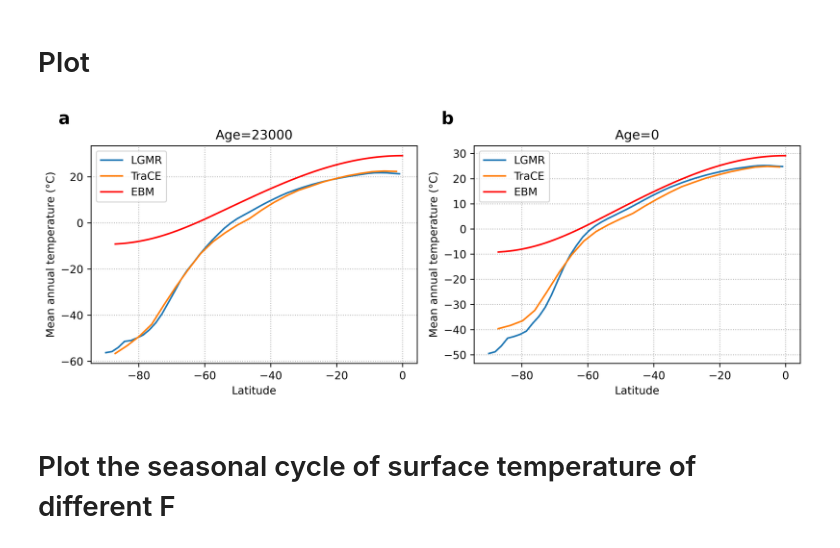
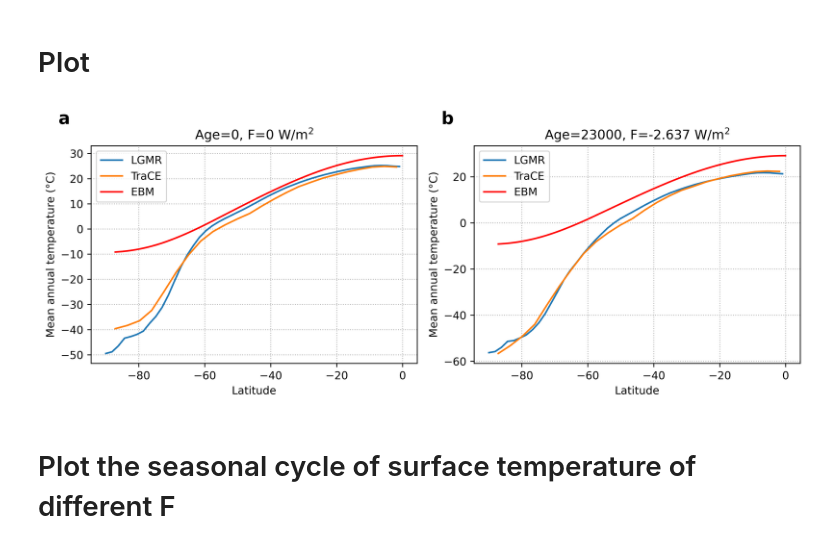
Before and after one commit to Peisong-Zheng/Last_deglaciation, a Jupyter notebook: T_lats.ipynb, the cells around one changed output. Cells and saved outputs as stored; diff of their text form; code cells hidden in the pictures.

```diff
--- a/T_lats.ipynb
+++ b/T_lats.ipynb
@@ -105,47 +105,50 @@ def calculate_mean_temperature(ds, var_name, age_target):
 # %%
 import matplotlib.pyplot as plt
 
-mean_temp_LGMR = calculate_mean_temperature(ds_LGMR, 'sat', 23000)
-mean_temp_trace = calculate_mean_temperature(ds_trace, 'sat', 23000)
+
 # Create a figure with two subplots
 fig, axes = plt.subplots(nrows=1, ncols=2, figsize=(10, 4),dpi=600)
-
-# First subplot for Age=23000
-axes[0].plot(mean_temp_LGMR['lat'], mean_temp_LGMR, label='LGMR')
-axes[0].plot(mean_temp_trace['lat'], mean_temp_trace, label='TraCE')
-axes[0].plot(lat[:, 1], meanT[0, :], 'r', label='EBM')
-axes[0].set_xlabel('Latitude')
-axes[0].set_ylabel('Mean annual temperature (°C)')
-axes[0].set_title('Age=23000')
-axes[0].legend()
-axes[0].grid(linestyle='dotted')
 
 # Recalculate mean temperatures for Age=0
 mean_temp_LGMR = calculate_mean_temperature(ds_LGMR, 'sat', 0)
 mean_temp_trace = calculate_mean_temperature(ds_trace, 'sat', 0)
 
 # Second subplot for Age=0
+axes[0].plot(mean_temp_LGMR['lat'], mean_temp_LGMR, label='LGMR')
+axes[0].plot(mean_temp_trace['lat'], mean_temp_trace, label='TraCE')
+axes[0].plot(lat[:, 1], meanT_0[0, :], 'r', label='EBM')
+axes[0].set_xlabel('Latitude')
+axes[0].set_ylabel('Mean annual temperature (°C)')
+axes[0].set_title('Age=0, F=0 W/m$^2$')
+axes[0].legend()
+axes[0].grid(linestyle='dotted')
+
+
+
+mean_temp_LGMR = calculate_mean_temperature(ds_LGMR, 'sat', 23000)
+mean_temp_trace = calculate_mean_temperature(ds_trace, 'sat', 23000)
 axes[1].plot(mean_temp_LGMR['lat'], mean_temp_LGMR, label='LGMR')
 axes[1].plot(mean_temp_trace['lat'], mean_temp_trace, label='TraCE')
-axes[1].plot(lat[:, 1], meanT_0[0, :], 'r', label='EBM')
+axes[1].plot(lat[:, 1], meanT[0, :], 'r', label='EBM')
 axes[1].set_xlabel('Latitude')
 axes[1].set_ylabel('Mean annual temperature (°C)')
-axes[1].set_title('Age=0')
+axes[1].set_title('Age=23000, F=-2.637 W/m$^2$')
 axes[1].legend()
 axes[1].grid(linestyle='dotted')
+
 
 # add panel text 'a' and 'b' to the subplots
 axes[0].text(-0.1, 1.1, 'a', transform=axes[0].transAxes, size=16, weight='bold')
 axes[1].text(-0.1, 1.1, 'b', transform=axes[1].transAxes, size=16, weight='bold')
 
 # Display the plot
 plt.tight_layout()
 plt.show()
 
 output_path = 'D:/VScode/Last_deglaciation/fig_exp_temp/'
 fig.savefig(output_path+'/T_lat_23_vs_0_ka.svg', format='svg', dpi=600)
 # %% [output]
-[figure, old version]
+[figure, new version]
 # %% [markdown]
 # Plot the seasonal cycle of surface temperature of different F
 # %%
```
Also changed, not shown: 5 other files.
